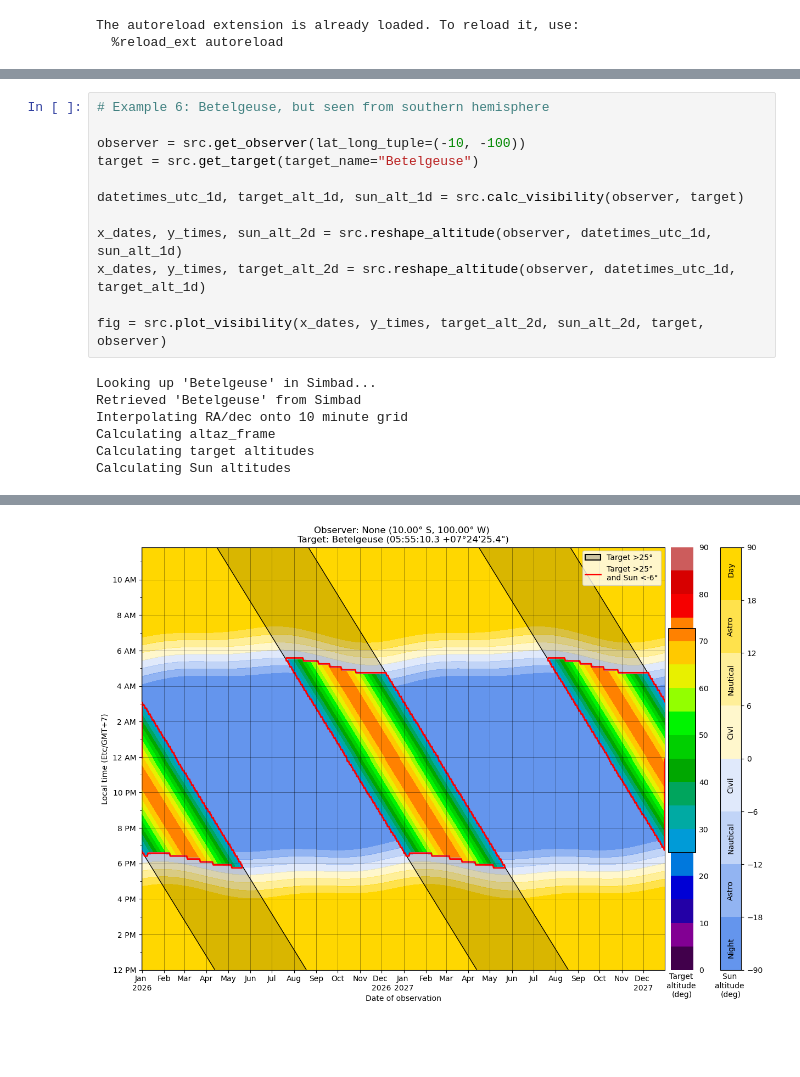
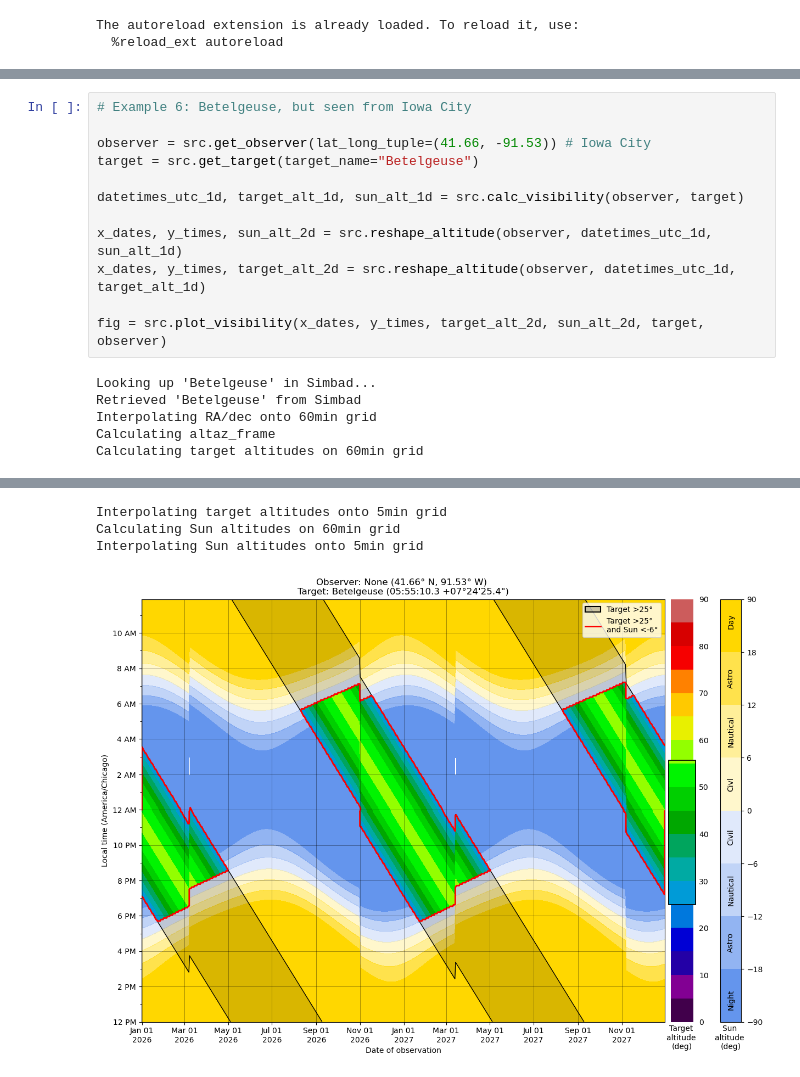
Before and after one commit to johnmomberg/Visibility_Planner, a Jupyter notebook: examples.ipynb, the cells around one changed output, grey strips where cells are left out. Drawn from its saved outputs; the diff is of its cells as text; blank space fills up the shorter version.

Commit message:
Changed x-axis (date) formatter so it works with different date ranges. Re-created example plots.

```diff
--- a/examples.ipynb
+++ b/examples.ipynb
@@ -112,7 +122,7 @@ Calculating Sun altitudes
 # %%
-# Example 6: Betelgeuse, but seen from southern hemisphere
+# Example 6: Betelgeuse, but seen from Iowa City
 
-observer = src.get_observer(lat_long_tuple=(-10, -100))
+observer = src.get_observer(lat_long_tuple=(41.66, -91.53)) # Iowa City
 target = src.get_target(target_name="Betelgeuse")
 
 datetimes_utc_1d, target_alt_1d, sun_alt_1d = src.calc_visibility(observer, target)
@@ -124,7 +134,6 @@ fig = src.plot_visibility(x_dates, y_times, target_alt_2d, sun_alt_2d, target, o
 # %% [output]
 Looking up 'Betelgeuse' in Simbad...
 Retrieved 'Betelgeuse' from Simbad
-Interpolating RA/dec onto 10 minute grid
+Interpolating RA/dec onto 60min grid
 Calculating altaz_frame
-Calculating target altitudes
-Calculating Sun altitudes
+Calculating target altitudes on 60min grid
@@ -131 +141,4 @@ Calculating Sun altitudes
+Interpolating target altitudes onto 5min grid
+Calculating Sun altitudes on 60min grid
+Interpolating Sun altitudes onto 5min grid
-[figure, old version]
+[figure, new version]
```
Also changed, not shown: parts of 12 cells of this notebook, 9 other files.
